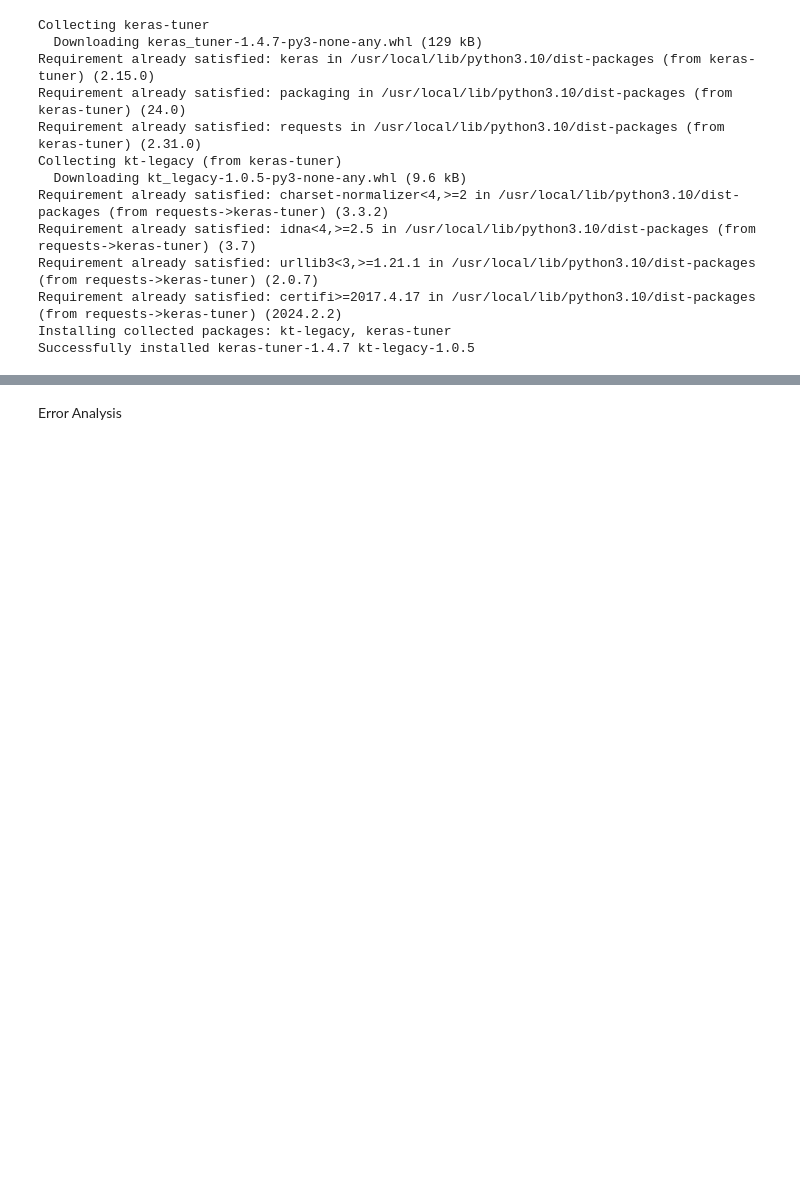
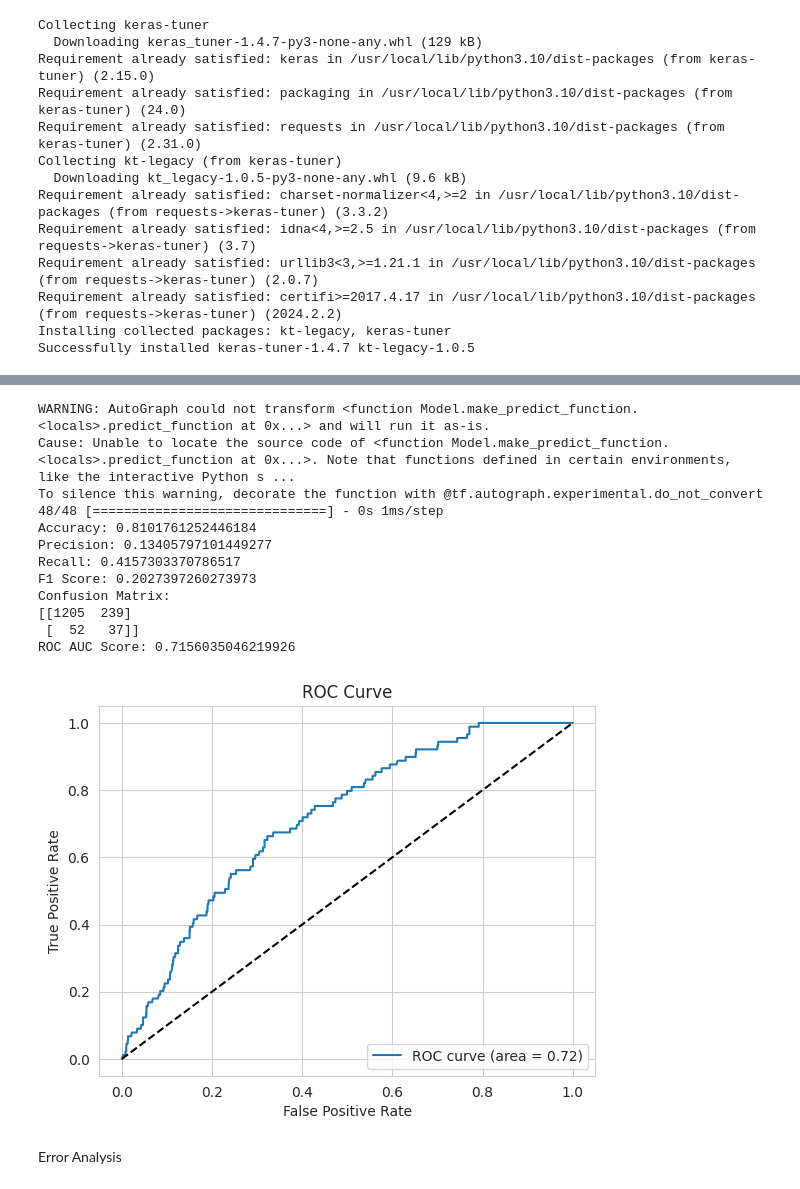
Before and after one commit to jkranyak/Project_2, a Jupyter notebook: Stroke Prediction Project with DNN and Interface.ipynb, the cells around one changed output, grey strips where cells are left out. Saved outputs shown, nothing was run; the diff lists cells and outputs as text; code cells hidden in the pictures; blank space fills up the shorter version.

```diff
--- a/Stroke Prediction Project with DNN and Interface.ipynb
+++ b/Stroke Prediction Project with DNN and Interface.ipynb
@@ -1511,0 +1618,38 @@ print(f"Test Loss: {test_loss}, Test Accuracy: {test_acc}")
+# %%
+from sklearn.metrics import accuracy_score, precision_score, recall_score, f1_score, confusion_matrix, roc_auc_score, roc_curve
+import matplotlib.pyplot as plt
+import numpy as np
+
+# Load the best model (already loaded as `best_model` in the previous step)
+best_model = tf.keras.models.load_model('best_model.h5')
+
+# Predict probabilities for the test set
+y_probs = best_model.predict(X_test)
+y_pred = np.round(y_probs)
+
+# Compute evaluation metrics
+accuracy = accuracy_score(y_test, y_pred)
+precision = precision_score(y_test, y_pred)
+recall = recall_score(y_test, y_pred)
+f1 = f1_score(y_test, y_pred)
+conf_matrix = confusion_matrix(y_test, y_pred)
+roc_auc = roc_auc_score(y_test, y_probs)
+
+print(f"Accuracy: {accuracy}")
+print(f"Precision: {precision}")
+print(f"Recall: {recall}")
+print(f"F1 Score: {f1}")
+print(f"Confusion Matrix:\n{conf_matrix}")
+print(f"ROC AUC Score: {roc_auc}")
+
+# Plot ROC Curve
+fpr, tpr, thresholds = roc_curve(y_test, y_probs)
+plt.figure()
+plt.plot(fpr, tpr, label=f'ROC curve (area = {roc_auc:.2f})')
+plt.plot([0, 1], [0, 1], 'k--')  # Dashed diagonal
+plt.xlabel('False Positive Rate')
+plt.ylabel('True Positive Rate')
+plt.title('ROC Curve')
+plt.legend(loc="lower right")
+plt.show()
+# %% [output]
@@ -1512 +1659,14 @@ print(f"Test Loss: {test_loss}, Test Accuracy: {test_acc}")
+WARNING: AutoGraph could not transform <function Model.make_predict_function.<locals>.predict_function at 0x...> and will run it as-is.
+Cause: Unable to locate the source code of <function Model.make_predict_function.<locals>.predict_function at 0x...>. Note that functions defined in certain environments, like the interactive Python s ...
+To silence this warning, decorate the function with @tf.autograph.experimental.do_not_convert
+48/48 [==============================] - 0s 1ms/step
+Accuracy: 0.8101761252446184
+Precision: 0.13405797101449277
+Recall: 0.4157303370786517
+F1 Score: 0.2027397260273973
+Confusion Matrix:
+[[1205  239]
+ [  52   37]]
+ROC AUC Score: 0.7156035046219926
+[figure, added]
 # %%
```
Also changed, not shown: parts of 54 cells of this notebook.
